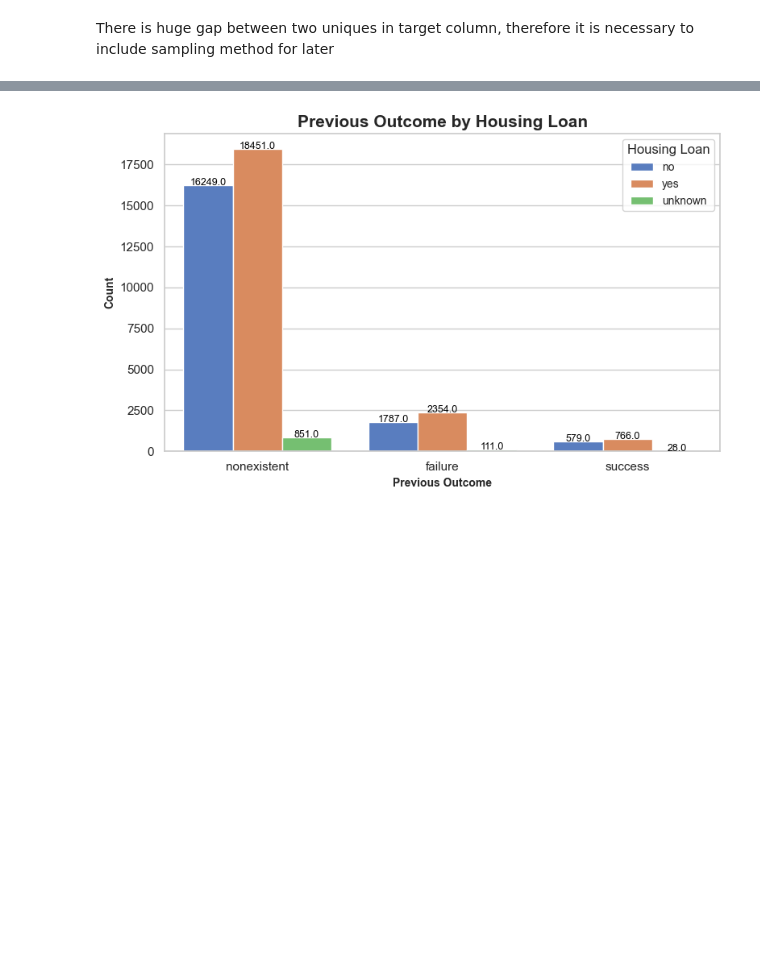
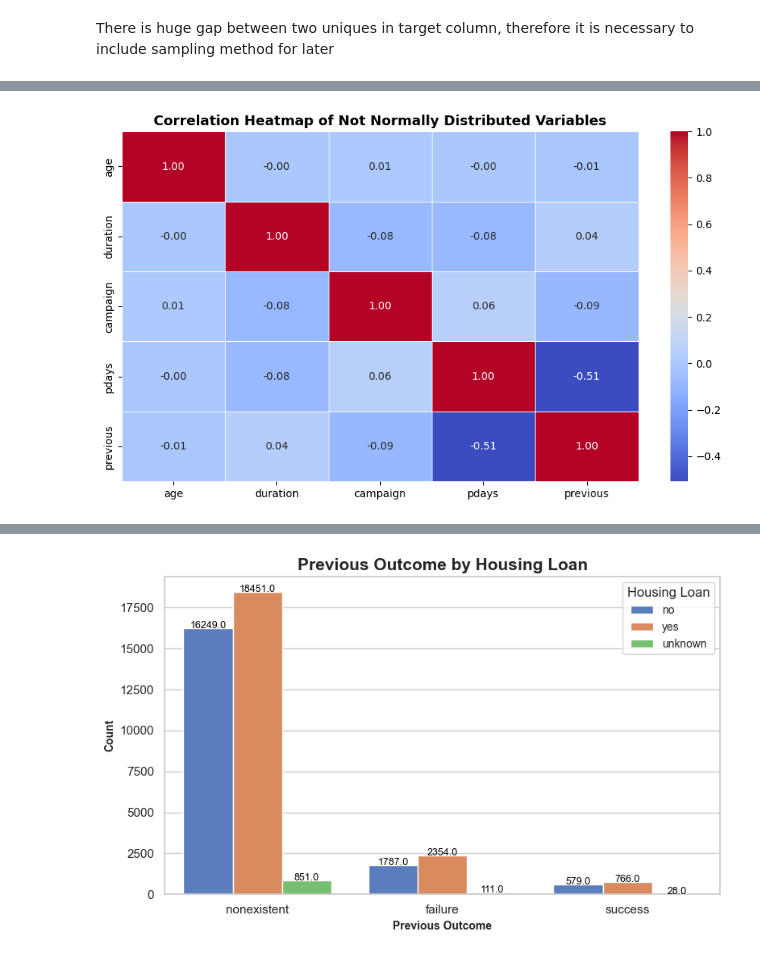
Before and after one commit to envaldy/Tim_Alpha_Finpro, a Jupyter notebook: Tim_Alpha_Finpro.ipynb, the cells around one changed output, grey strips where cells are left out. Cells and saved outputs as stored; diff of their text form; code cells hidden in the pictures; blank space fills up the shorter version.

```diff
--- a/Tim_Alpha_Finpro.ipynb
+++ b/Tim_Alpha_Finpro.ipynb
@@ -336,0 +391,14 @@ plt.show()
+# %%
+# Select the variables for which you want to calculate correlation
+not_normal_df = ['age', 'duration', 'campaign', 'pdays', 'previous']
+
+# Calculate correlation using the Spearman method
+correlation_spearman = df[not_normal_df].corr(method='spearman')
+
+# Create a new correlation heatmap
+plt.figure(figsize=(11, 6))
+sns.heatmap(correlation_spearman, annot=True, cmap='coolwarm', fmt=".2f", linewidths=0.5)
+plt.title('Correlation Heatmap of Not Normally Distributed Variables', fontweight='bold', fontsize=13)
+plt.show()
+# %% [output]
+[figure, added]
```
Also changed, not shown: parts of 20 cells of this notebook.
